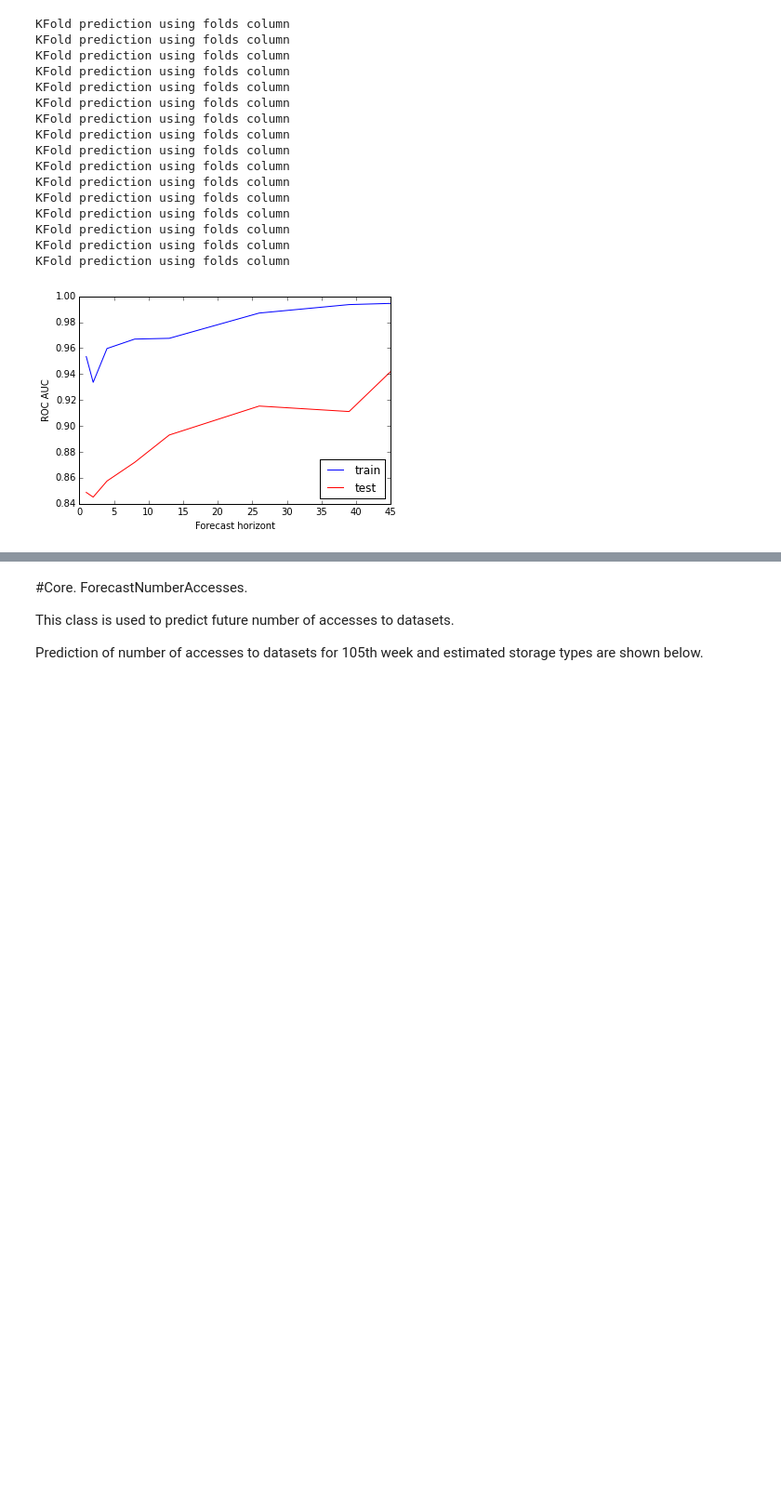
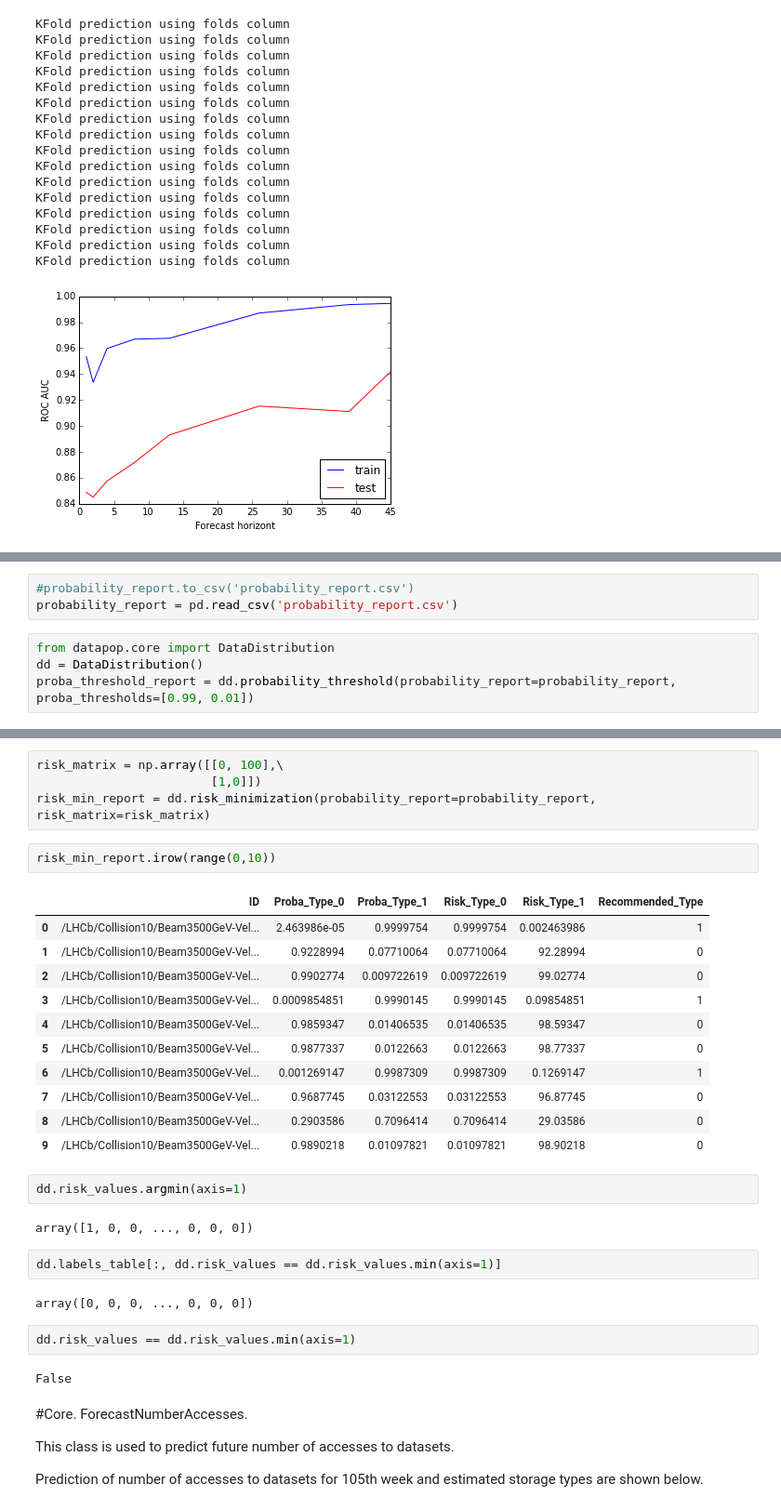
Before and after one commit to yandexdataschool/DataPopularity, a Jupyter notebook: howto/howto_01_datapop.ipynb, the cells around one changed output, grey strips where cells are left out. Shown at 93% size. Drawn from its saved outputs; the diff is of its cells as text; blank space fills up the shorter version.

Commit message:
DataDistribution class was added.

```diff
--- a/howto/howto_01_datapop.ipynb
+++ b/howto/howto_01_datapop.ipynb
@@ -144,0 +149,7 @@ KFold prediction using folds column
+# %%
+#probability_report.to_csv('probability_report.csv')
+probability_report = pd.read_csv('probability_report.csv')
+# %%
+from datapop.core import DataDistribution
+dd = DataDistribution()
+proba_threshold_report = dd.probability_threshold(probability_report=probability_report, proba_thresholds=[0.99, 0.01])
@@ -145,3 +163,33 @@ KFold prediction using folds column
+# %%
+risk_matrix = np.array([[0, 100],\
+                        [1,0]])
+risk_min_report = dd.risk_minimization(probability_report=probability_report, risk_matrix=risk_matrix)
+# %%
+risk_min_report.irow(range(0,10))
+# %% [output]
+|  | ID | Proba_Type_0 | Proba_Type_1 | Risk_Type_0 | Risk_Type_1 | Recommended_Type |
+| 0 | /LHCb/Collision10/Beam3500GeV-Vel... | 2.463986e-05 | 0.9999754 | 0.9999754 | 0.002463986 | 1 |
+| 1 | /LHCb/Collision10/Beam3500GeV-Vel... | 0.9228994 | 0.07710064 | 0.07710064 | 92.28994 | 0 |
+| 2 | /LHCb/Collision10/Beam3500GeV-Vel... | 0.9902774 | 0.009722619 | 0.009722619 | 99.02774 | 0 |
+| 3 | /LHCb/Collision10/Beam3500GeV-Vel... | 0.0009854851 | 0.9990145 | 0.9990145 | 0.09854851 | 1 |
+| 4 | /LHCb/Collision10/Beam3500GeV-Vel... | 0.9859347 | 0.01406535 | 0.01406535 | 98.59347 | 0 |
+| 5 | /LHCb/Collision10/Beam3500GeV-Vel... | 0.9877337 | 0.0122663 | 0.0122663 | 98.77337 | 0 |
+| 6 | /LHCb/Collision10/Beam3500GeV-Vel... | 0.001269147 | 0.9987309 | 0.9987309 | 0.1269147 | 1 |
+| 7 | /LHCb/Collision10/Beam3500GeV-Vel... | 0.9687745 | 0.03122553 | 0.03122553 | 96.87745 | 0 |
+| 8 | /LHCb/Collision10/Beam3500GeV-Vel... | 0.2903586 | 0.7096414 | 0.7096414 | 29.03586 | 0 |
+| 9 | /LHCb/Collision10/Beam3500GeV-Vel... | 0.9890218 | 0.01097821 | 0.01097821 | 98.90218 | 0 |
+# %%
+dd.risk_values.argmin(axis=1)
+# %% [output]
+array([1, 0, 0, ..., 0, 0, 0])
+# %%
+dd.labels_table[:, dd.risk_values == dd.risk_values.min(axis=1)]
+# %% [output]
+array([0, 0, 0, ..., 0, 0, 0])
+# %%
+dd.risk_values == dd.risk_values.min(axis=1)
+# %% [output]
+False
 # %% [markdown]
 #Core. ForecastNumberAccesses.
 
```
Also changed, not shown: parts of 7 cells of this notebook, 7 other files.
